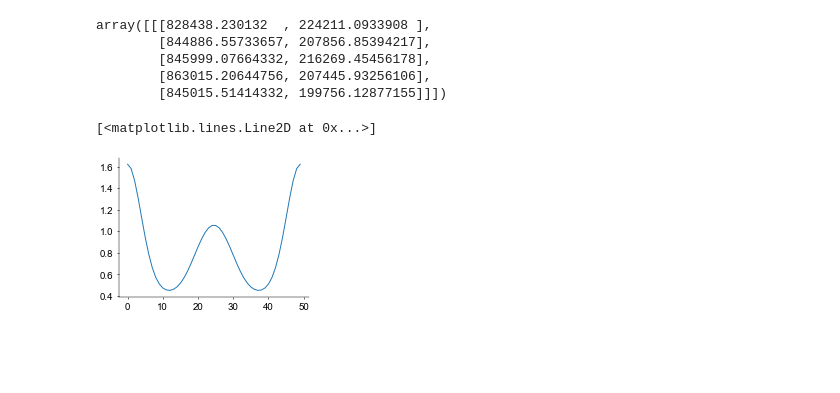
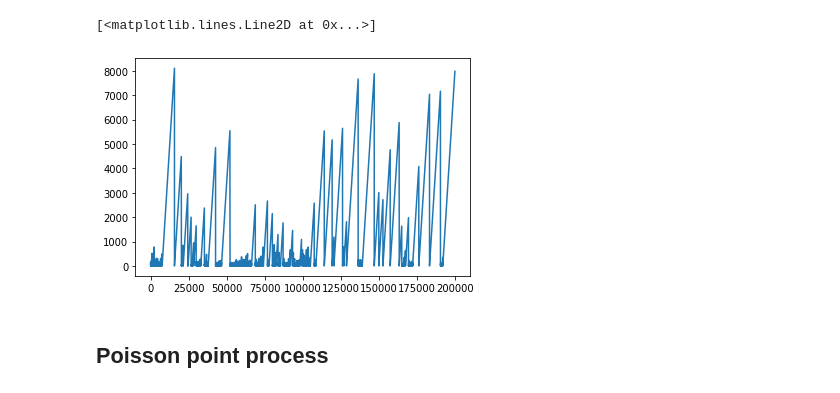
Before and after one commit to davindicode/nonparametric-nonrenewal-process, a Jupyter notebook: notebooks/th1.ipynb, the cells around one changed output. Cells and saved outputs as stored; diff of their text form; code cells hidden in the pictures; blank space fills up the shorter version.

```diff
--- a/notebooks/th1.ipynb
+++ b/notebooks/th1.ipynb
@@ -1,31 +0,0 @@
-# %%
-%load_ext autoreload
-%autoreload 2
-
-import numpy as np
-
-import jax
-import jax.numpy as jnp
-import jax.random as jr
-
-import optax
-jax.config.update('jax_platform_name', 'cpu')
-
-import pickle
-
-import os
-if not os.path.exists('./output'):
-    os.makedirs('./output')
-
-import sys
-
-sys.path.append("..")
-import lib
-
-sys.path.append("../scripts/")
-import th1
-
-
-
-import matplotlib.pyplot as plt
-plt.style.use(['../paper.mplstyle'])
@@ -174,8 +0,0 @@ resamples
-# %%
-LL_arr_cv_PP
-# %% [output]
-array([[[828438.230132  , 224211.0933908 ],
-        [844886.55733657, 207856.85394217],
-        [845999.07664332, 216269.45456178],
-        [863015.20644756, 207445.93256106],
-        [845015.51414332, 199756.12877155]]])
@@ -206,5 +0,0 @@ tau = np.array(tau)
-# %%
-plt.plot(1/tau[:, 0])
-# %% [output]
-[<matplotlib.lines.Line2D at 0x...>]
-[figure, removed]
@@ -210,0 +33,16 @@ plt.plot(1/tau[:, 0])
+# %%
+# data
+data_path = "../data/th1/"
+session_name = 'Mouse28_140313_wake'
+max_ISI_order = 4
+
+select_fracs = [0.0, 0.1]
+dataset_dict = th1.spikes_dataset(session_name, data_path, max_ISI_order, select_fracs)
+
+test_select_fracs = [0.1, 0.2]
+test_dataset_dict = th1.spikes_dataset(session_name, data_path, max_ISI_order, test_select_fracs)
+# %%
+plt.plot(dataset_dict["ISIs"][:200000, 23, 0])
+# %% [output]
+[<matplotlib.lines.Line2D at 0x...>]
+[figure, added]
@@ -210,0 +57,3 @@ plt.plot(1/tau[:, 0])
+# %% [markdown]
+<a id='behav'></a>
+## Poisson point process
```
Also changed, not shown: parts of 53 cells of this notebook, 14 other files.
